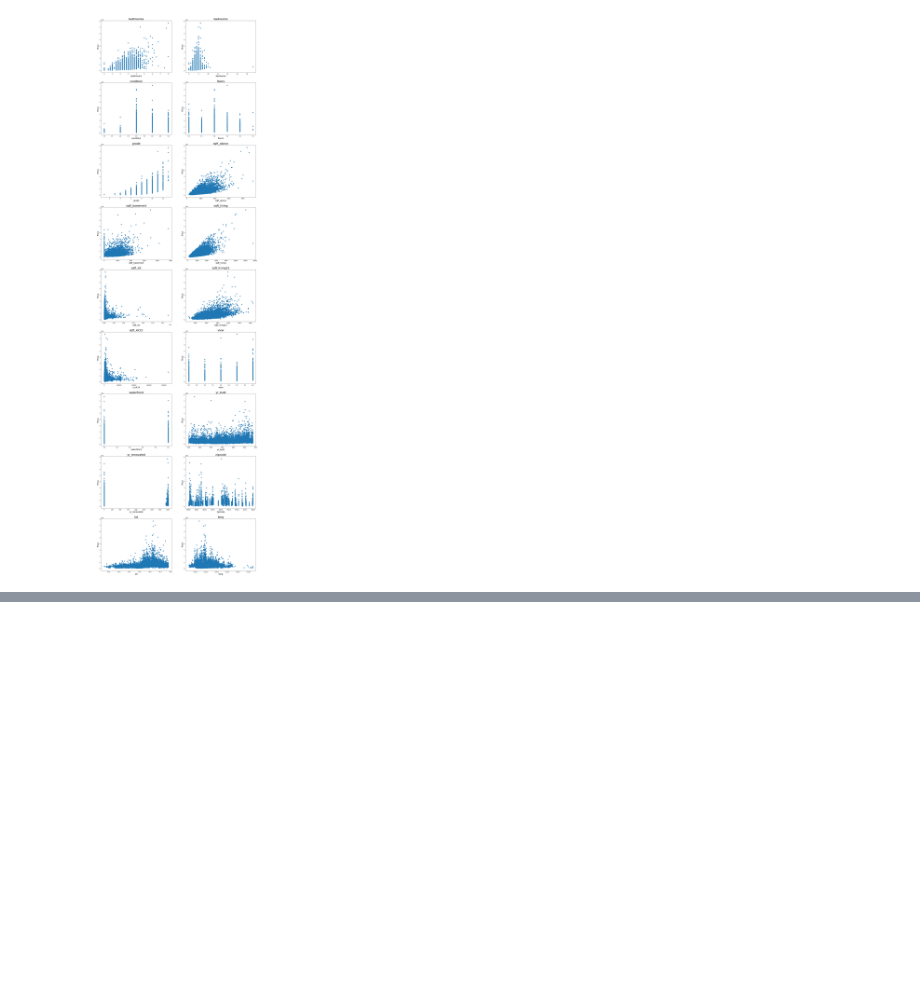
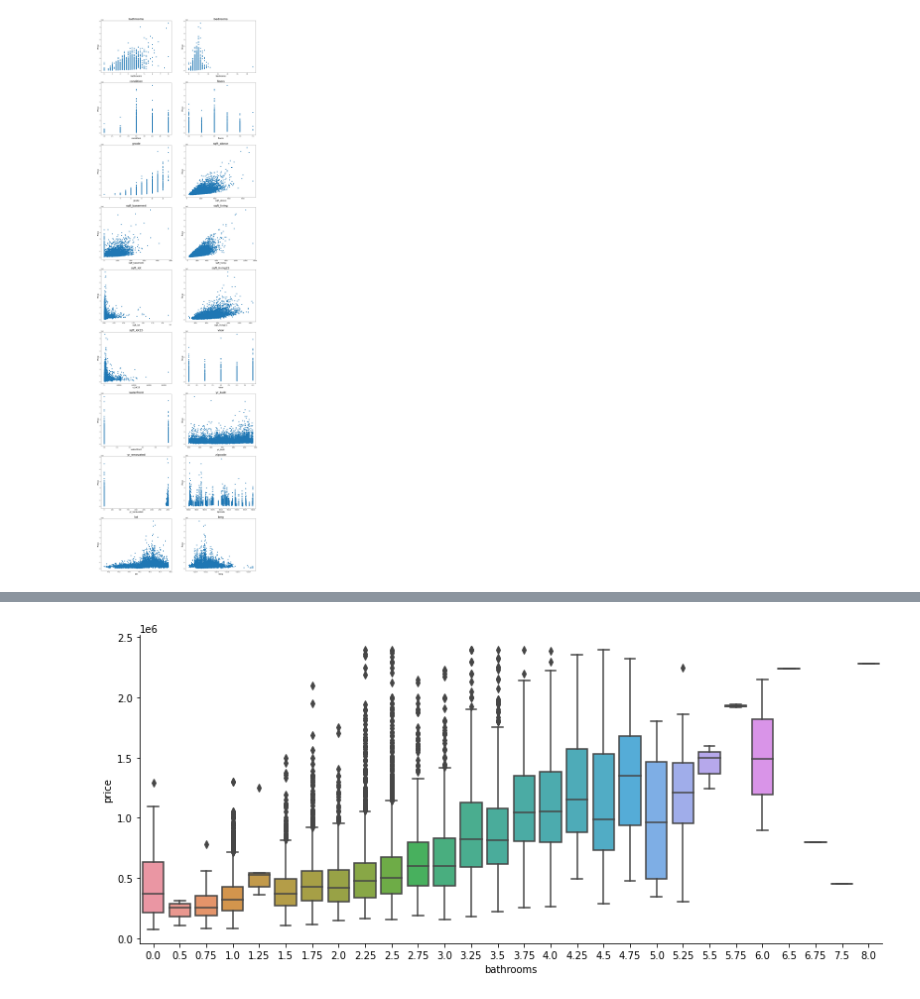
Before and after one commit to raizelistaken/Housing_Prices_KC, a Jupyter notebook: Raizel_Bernstein_Housing_Prices_Kings_County.ipynb, the cells around one changed output, grey strips where cells are left out. Saved outputs shown, nothing was run; the diff lists cells and outputs as text; code cells hidden in the pictures; blank space fills up the shorter version.

```diff
--- a/Raizel_Bernstein_Housing_Prices_Kings_County.ipynb
+++ b/Raizel_Bernstein_Housing_Prices_Kings_County.ipynb
@@ -223,0 +319,7 @@ plt.savefig('scatter_plots')
+# %%
+#feature 4 - Bathrooms has a curve resembling x^2. During the polynomial process squared columns are created.
+sns.catplot(x='bathrooms', y='price', kind='box', data=df, aspect = 2.2)
+
+plt.savefig('bathrooms_box')
+# %% [output]
+[figure, added]
```
Also changed, not shown: parts of 32 cells of this notebook, 7 other files.
